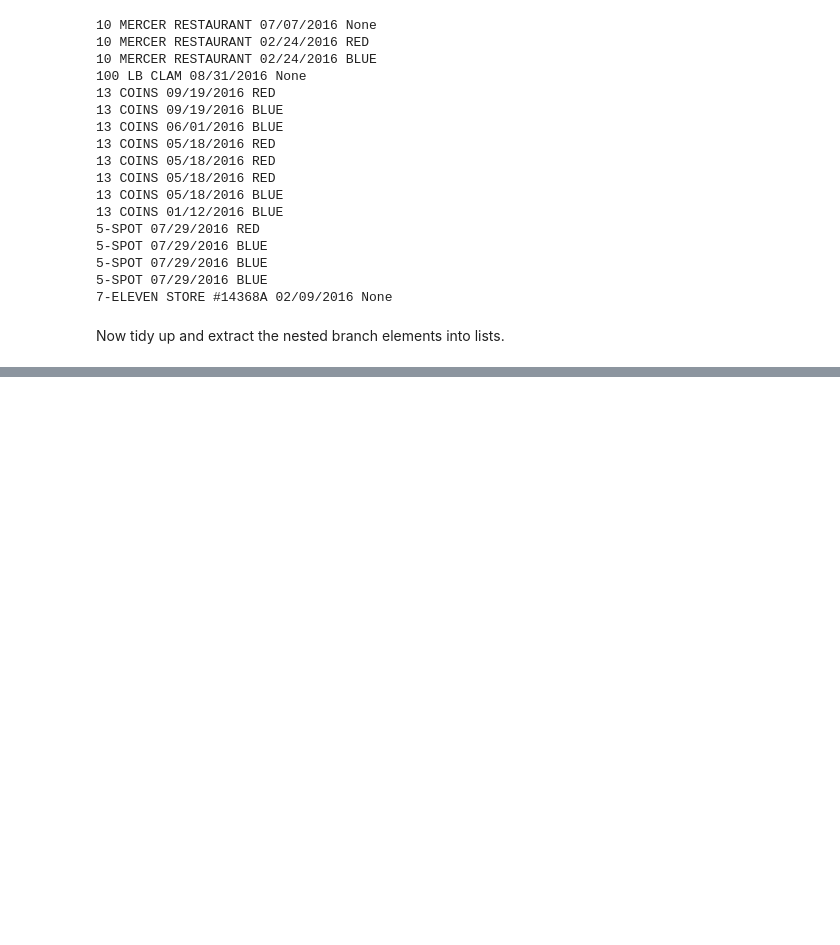
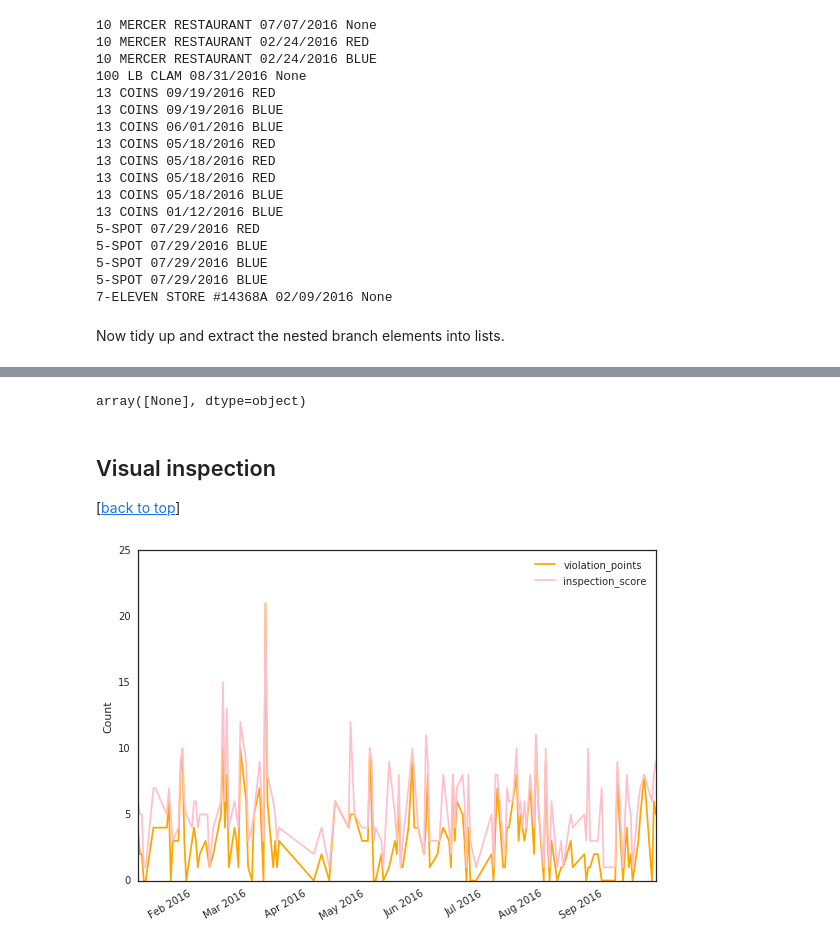
Before and after one commit to hbergen/restaurant-inspections, a Jupyter notebook: Exploring the XML.ipynb, the cells around one changed output, grey strips where cells are left out. Drawn from its saved outputs; the diff is of its cells as text; code cells hidden in the pictures; blank space fills up the shorter version.

Commit message:
Data formatting and plot changes

```diff
--- a/Exploring the XML.ipynb
+++ b/Exploring the XML.ipynb
@@ -286,0 +323,17 @@ df.head(5)
+# %%
+# fix data types
+df['inspection_date'] = pd.to_datetime(df['inspection_date'])
+df['inspection_score'] = pd.to_numeric(df['inspection_score'], errors='ignore')
+df['violation_points'] = pd.to_numeric(df['violation_points'], errors='ignore')
+df['latitude'] = pd.to_numeric(df['latitude'], errors='ignore')
+df['longitude'] = pd.to_numeric(df['longitude'], errors='ignore')
+df['zip_code'] = pd.to_numeric(df['zip_code'], errors='ignore')
+# %%
+# format text columns to be title (proper) case for consistency
+df['city'] = df['city'].str.title()
+df['address'] = df['address'].str.title()
+df['name'] = df['name'].str.title()
+df['violation_type'] = df['violation_type'].str.title()
+# %%
+# split the violation description into 2 columns
+df[['violation_code', 'violation_description']] = df['violation_description'].str.split(' - ', 1, expand=True)
@@ -286,0 +349,17 @@ df.head(5)
+# %%
+df.description.unique()
+# %% [output]
+array([None], dtype=object)
+# %% [markdown]
+## Visual inspection<a id="plot"></id>
+[<a href="#top">back to top</a>]
+# %%
+from matplotlib import pyplot as plt
+plt.style.use('seaborn-white')
+# %%
+df.groupby('inspection_date')[['violation_points', 'inspection_score']].count().plot(color=['orange', 'pink'])
+plt.xlabel('')
+plt.ylabel('Count')
+plt.tight_layout()
+# %% [output]
+[figure, added]
```
Also changed, not shown: parts of 17 cells of this notebook, 1 other file.
